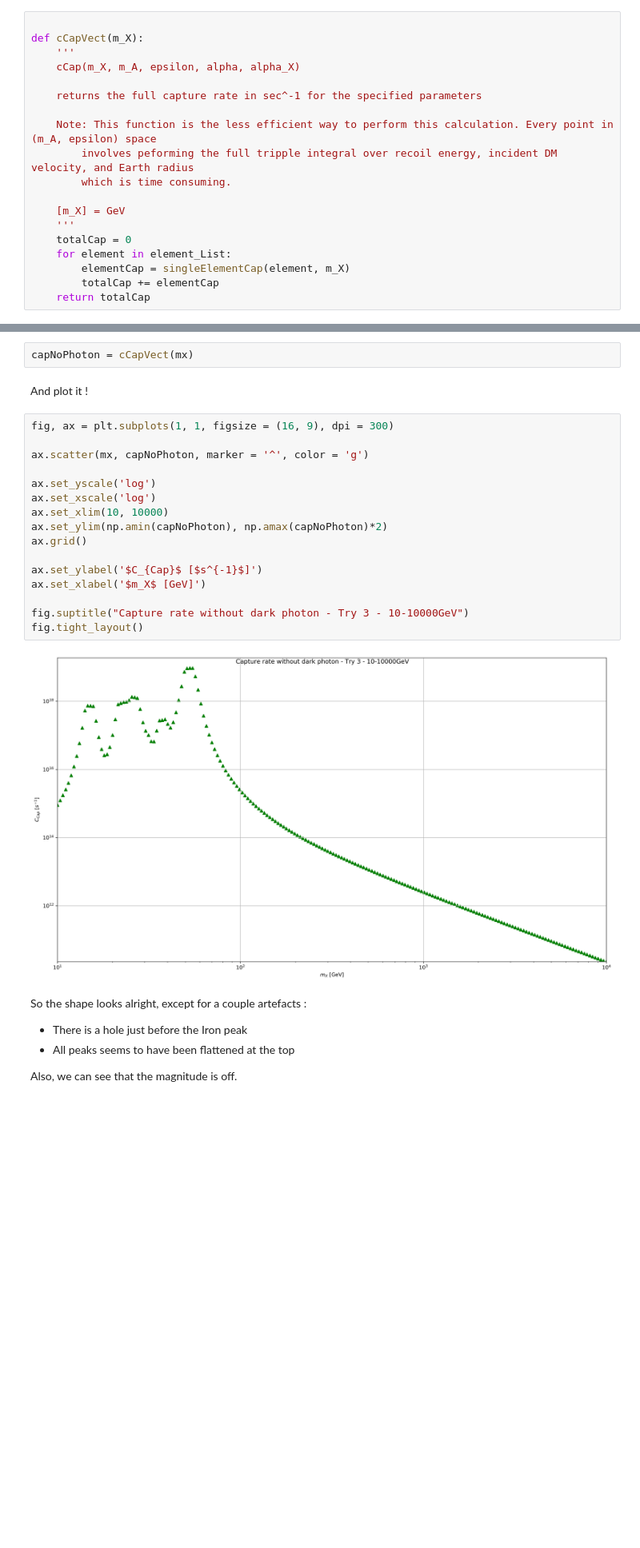
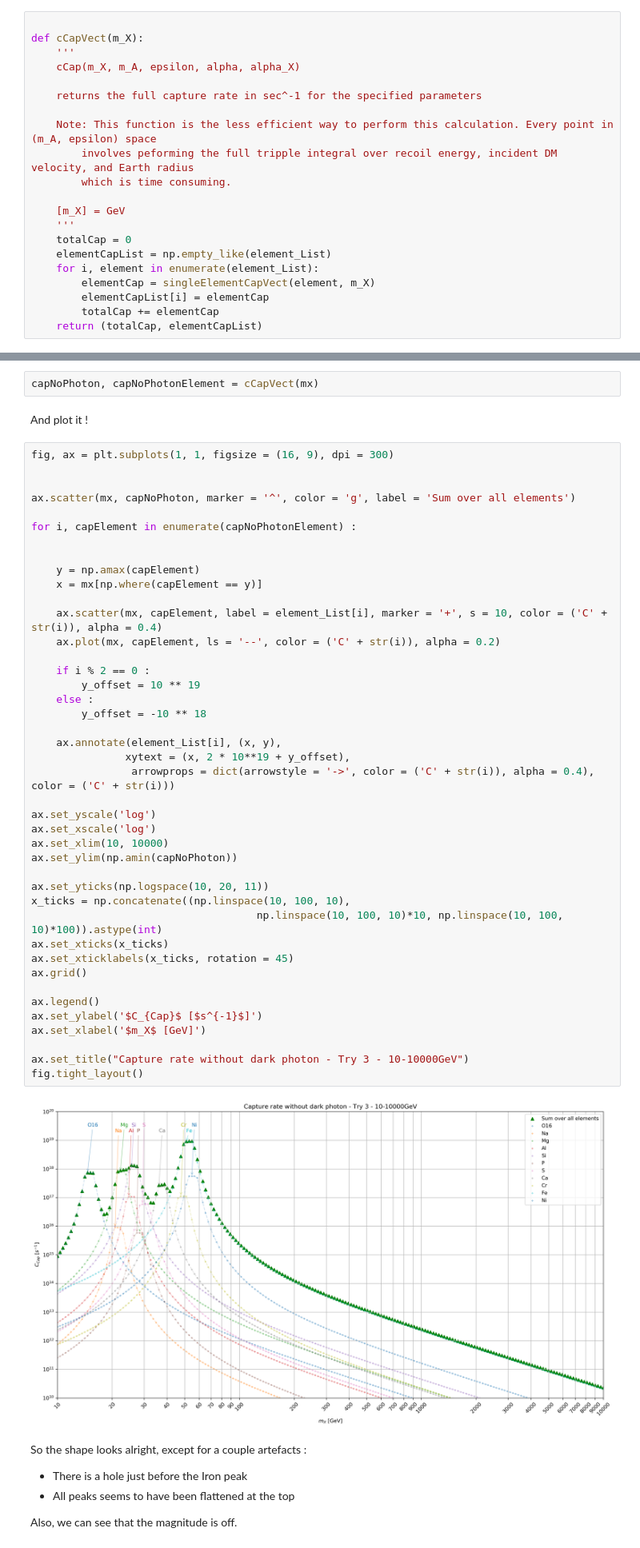
Before and after one commit to nicolasGrim/Dark-Matter, a Jupyter notebook: Capture rate without dark photon - Try 3.ipynb, the cells around one changed output, grey strips where cells are left out. Shown at 80% size. Drawn from its saved outputs; the diff is of its cells as text; blank space fills up the shorter version.

Commit message:
added single element capture rate

```diff
--- a/Capture rate without dark photon - Try 3.ipynb
+++ b/Capture rate without dark photon - Try 3.ipynb
@@ -511,10 +529,12 @@ def cCapVect(m_X):
 	[m_X] = GeV
 	'''
 	totalCap = 0
-	for element in element_List:
-		elementCap = singleElementCap(element, m_X)
+	elementCapList = np.empty_like(element_List)
+	for i, element in enumerate(element_List):
+		elementCap = singleElementCapVect(element, m_X)
+		elementCapList[i] = elementCap
 		totalCap += elementCap
-	return totalCap
+	return (totalCap, elementCapList)
 # %%
 def singleElementCap(element, m_X):
 	'''
@@ -566,25 +586,51 @@ for i, m in enumerate(mx) :
 # %%
-capNoPhoton = cCapVect(mx)
+capNoPhoton, capNoPhotonElement = cCapVect(mx)
 # %% [markdown]
 And plot it !
 # %%
 fig, ax = plt.subplots(1, 1, figsize = (16, 9), dpi = 300)
 
-ax.scatter(mx, capNoPhoton, marker = '^', color = 'g')
+
+ax.scatter(mx, capNoPhoton, marker = '^', color = 'g', label = 'Sum over all elements')
+
+for i, capElement in enumerate(capNoPhotonElement) :
+
+
+    y = np.amax(capElement)
+    x = mx[np.where(capElement == y)]
+
+    ax.scatter(mx, capElement, label = element_List[i], marker = '+', s = 10, color = ('C' + str(i)), alpha = 0.4)
+    ax.plot(mx, capElement, ls = '--', color = ('C' + str(i)), alpha = 0.2)
+
+    if i % 2 == 0 :
+        y_offset = 10 ** 19
+    else :
+        y_offset = -10 ** 18
+
+    ax.annotate(element_List[i], (x, y),
+               xytext = (x, 2 * 10**19 + y_offset),
+                arrowprops = dict(arrowstyle = '->', color = ('C' + str(i)), alpha = 0.4), color = ('C' + str(i)))
 
 ax.set_yscale('log')
 ax.set_xscale('log')
 ax.set_xlim(10, 10000)
-ax.set_ylim(np.amin(capNoPhoton), np.amax(capNoPhoton)*2)
+ax.set_ylim(np.amin(capNoPhoton))
+
+ax.set_yticks(np.logspace(10, 20, 11))
+x_ticks = np.concatenate((np.linspace(10, 100, 10),
+                                    np.linspace(10, 100, 10)*10, np.linspace(10, 100, 10)*100)).astype(int)
+ax.set_xticks(x_ticks)
+ax.set_xticklabels(x_ticks, rotation = 45)
 ax.grid()
 
+ax.legend()
 ax.set_ylabel('$C_{Cap}$ [$s^{-1}$]')
 ax.set_xlabel('$m_X$ [GeV]')
 
-fig.suptitle("Capture rate without dark photon - Try 3 - 10-10000GeV")
+ax.set_title("Capture rate without dark photon - Try 3 - 10-10000GeV")
 fig.tight_layout()
 # %% [output]
-[figure, old version]
+[figure, new version]
 # %% [markdown]
 So the shape looks alright, except for a couple artefacts :
 - There is a hole just before the Iron peak
```
Also changed, not shown: parts of 7 cells of this notebook, 1 other file.
